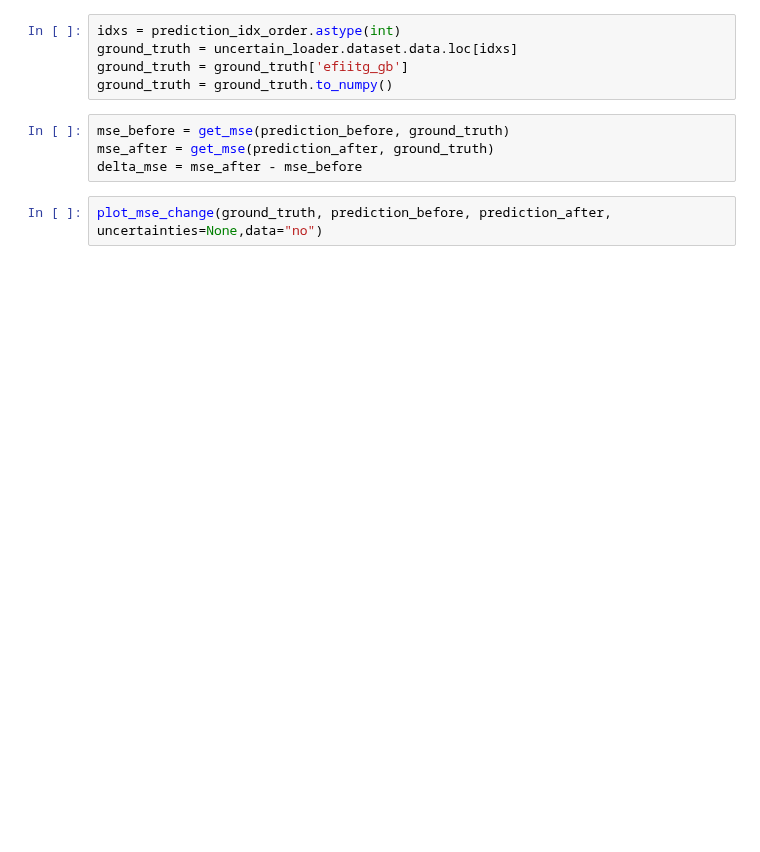
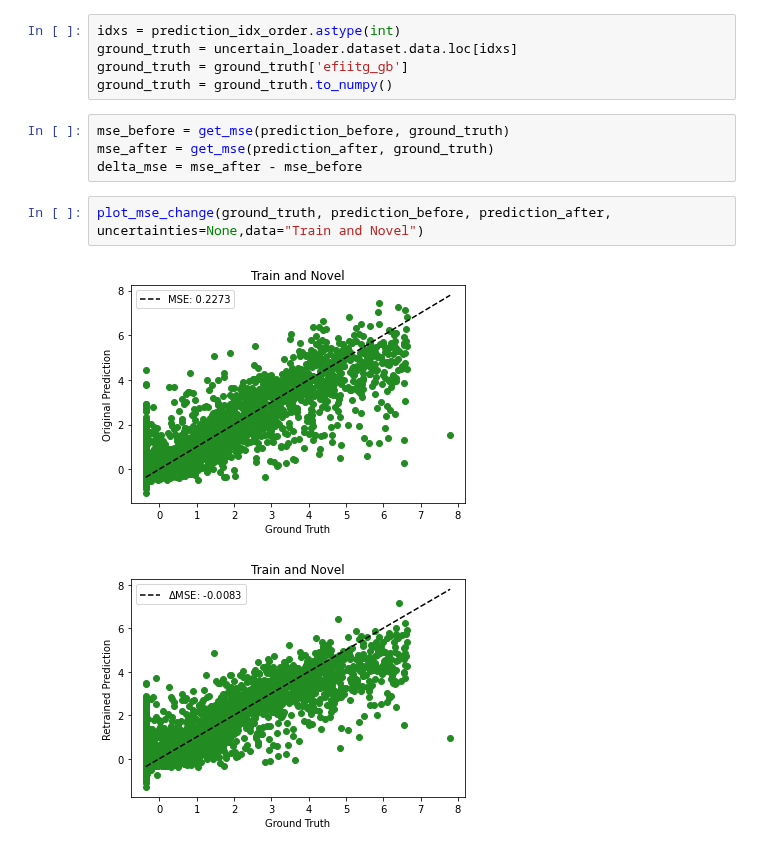
Before and after one commit to zcapjdb/UKAEAGroupProject, a Jupyter notebook: src/notebooks/run_pipeline.ipynb, the cells around one changed output. Drawn from its saved outputs; the diff is of its cells as text; blank space fills up the shorter version.

```diff
--- a/src/notebooks/run_pipeline.ipynb
+++ b/src/notebooks/run_pipeline.ipynb
@@ -127,4 +272,7 @@ mse_before = get_mse(prediction_before, ground_truth)
 mse_after = get_mse(prediction_after, ground_truth)
 delta_mse = mse_after - mse_before
 # %%
-plot_mse_change(ground_truth, prediction_before, prediction_after, uncertainties=None,data="no")
+plot_mse_change(ground_truth, prediction_before, prediction_after, uncertainties=None,data="Train and Novel")
+# %% [output]
+[figure, added]
+[figure, added]
```
Also changed, not shown: parts of 10 cells of this notebook.
